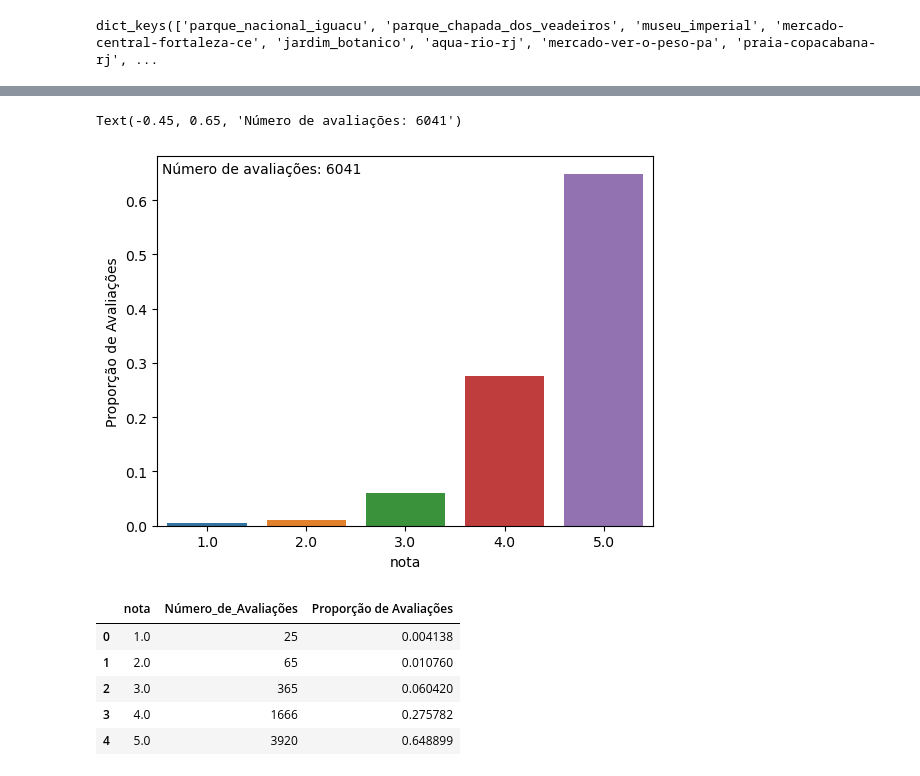
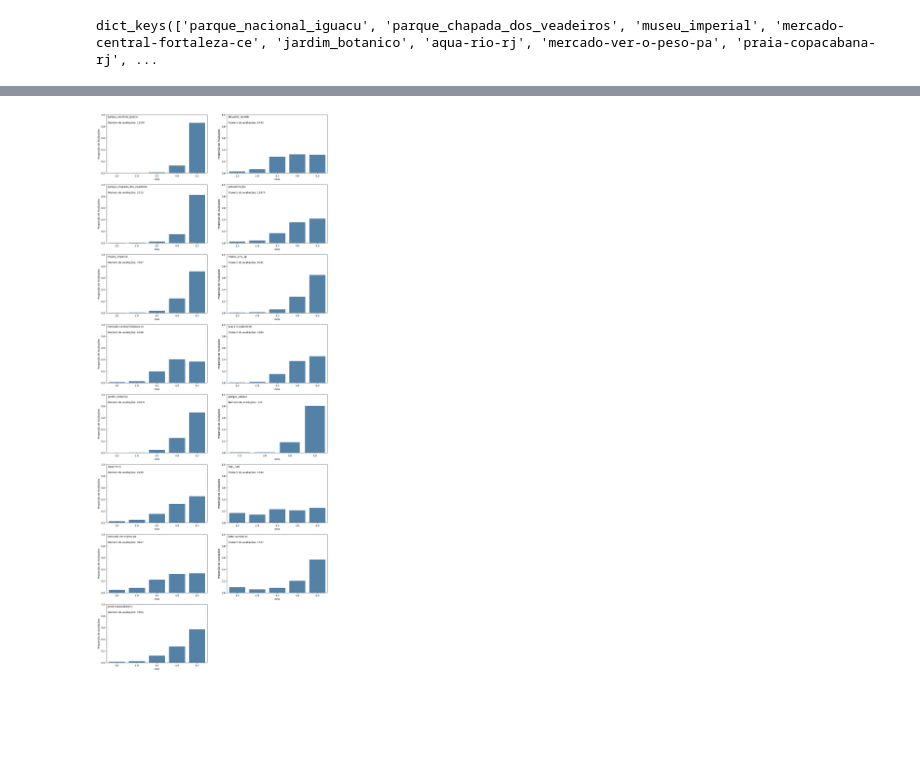
Before and after one commit to RodolfoPCruz/trip_advisor, a Jupyter notebook: trip_advisor.ipynb, the cells around one changed output, grey strips where cells are left out. Saved outputs shown, nothing was run; the diff lists cells and outputs as text; code cells hidden in the pictures; blank space fills up the shorter version.

Commit message:
Função para exibir a quantidade e a proporção de avaliações com cada nota

```diff
--- a/trip_advisor.ipynb
+++ b/trip_advisor.ipynb
@@ -95,15 +93,22 @@ teste.reset_index(inplace=True)
-# %%
-ax=sns.barplot(teste,x='nota',y='Proporção de Avaliações')
-ax.text(-0.45, 0.65, "Número de avaliações: {}".format(teste['Número_de_Avaliações'].sum()))
-# %% [output]
-Text(-0.45, 0.65, 'Número de avaliações: 6041')
-[figure, removed]
-# %%
-teste
-# %% [output]
-|  | nota | Número_de_Avaliações | Proporção de Avaliações |
-| 0 | 1.0 | 25 | 0.004138 |
-| 1 | 2.0 | 65 | 0.010760 |
-| 2 | 3.0 | 365 | 0.060420 |
-| 3 | 4.0 | 1666 | 0.275782 |
-| 4 | 5.0 | 3920 | 0.648899 |
+# %%
+#Plotar graficos com as proporções das avaliações para cada atração
+fig,axs=plt.subplots(8,2,figsize=(16,40))
+atracoes=list(dados.keys())
+row_subplot=0
+col_subplot=0
+for atracao in atracoes:
+    notas_atracao=dados[atracao]
+    notas_atracao=notas_atracao.groupby('nota').agg(Número_de_Avaliações=('nota','count'))
+    notas_atracao['Proporção de Avaliações']=notas_atracao['Número_de_Avaliações']/notas_atracao['Número_de_Avaliações'].sum()
+    notas_atracao.reset_index(inplace=True)
+    ax=sns.barplot(notas_atracao,x='nota',y='Proporção de Avaliações',ax=axs[row_subplot,col_subplot],color='steelblue')
+    ax.text(-0.45, 0.95, atracao)
+    ax.text(-0.45, 0.85, "Número de avaliações: {}".format(notas_atracao['Número_de_Avaliações'].sum()))
+    ax.set_ylim(0,1)
+    row_subplot+=1
+    if row_subplot>7:
+        row_subplot=0
+        col_subplot=1
+fig.delaxes(axs[7][1])
+# %% [output]
+[figure, added]
```
Also changed, not shown: parts of 3 cells of this notebook.
